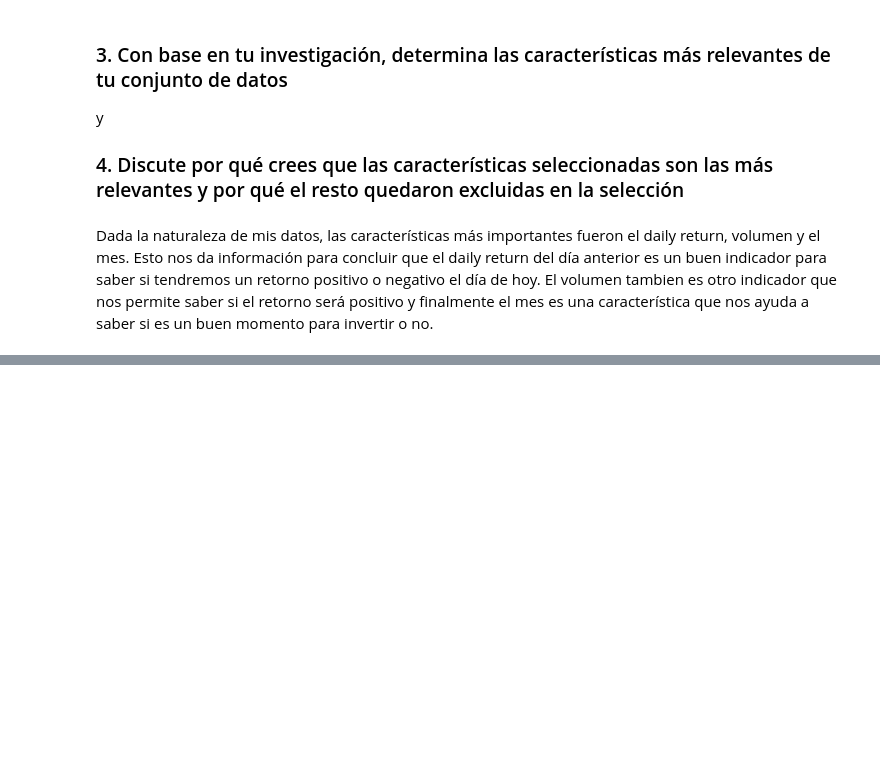
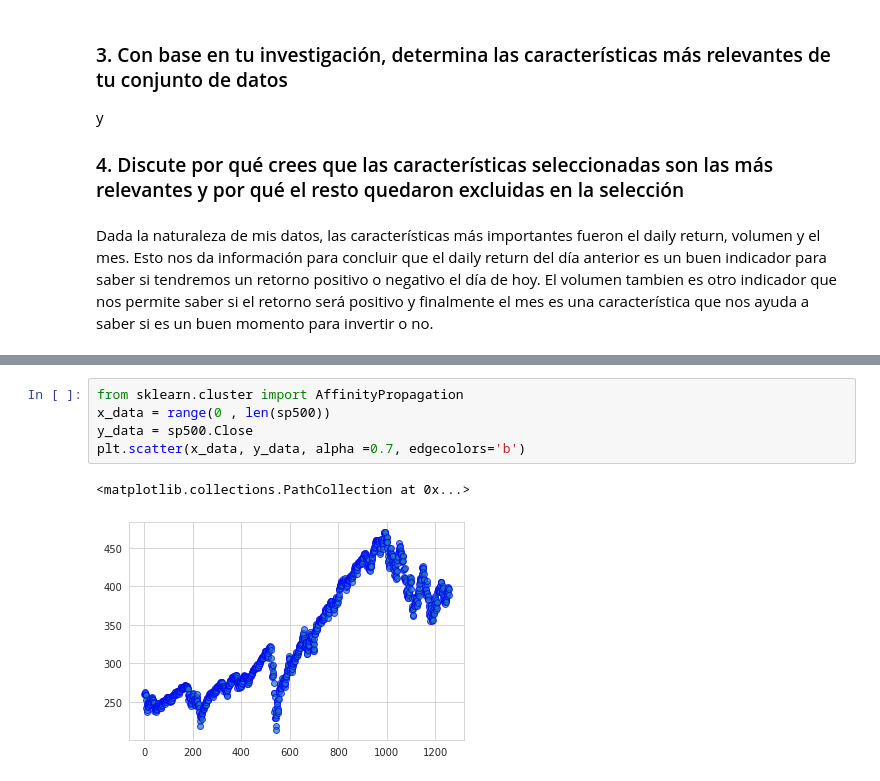
Before and after one commit to MaLuisa7/Machine_Learning_Lessons, a Jupyter notebook: TAREAS_ML.ipynb, the cells around one changed output, grey strips where cells are left out. Saved outputs shown, nothing was run; the diff lists cells and outputs as text; blank space fills up the shorter version.

```diff
--- a/TAREAS_ML.ipynb
+++ b/TAREAS_ML.ipynb
@@ -675,0 +696,8 @@ Dada la naturaleza de mis datos, las características más importantes fueron el
+# %%
+from sklearn.cluster import AffinityPropagation
+x_data = range(0 , len(sp500))
+y_data = sp500.Close
+plt.scatter(x_data, y_data, alpha =0.7, edgecolors='b')
+# %% [output]
+<matplotlib.collections.PathCollection at 0x...>
+[figure, added]
```
Also changed, not shown: parts of 36 cells of this notebook.
